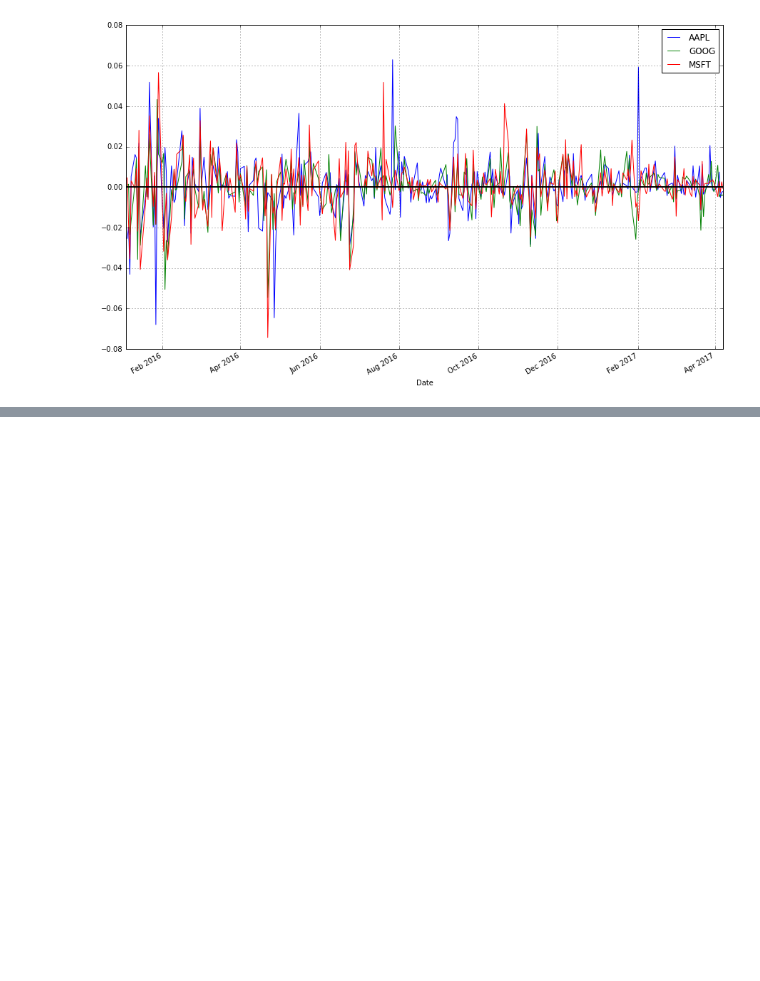
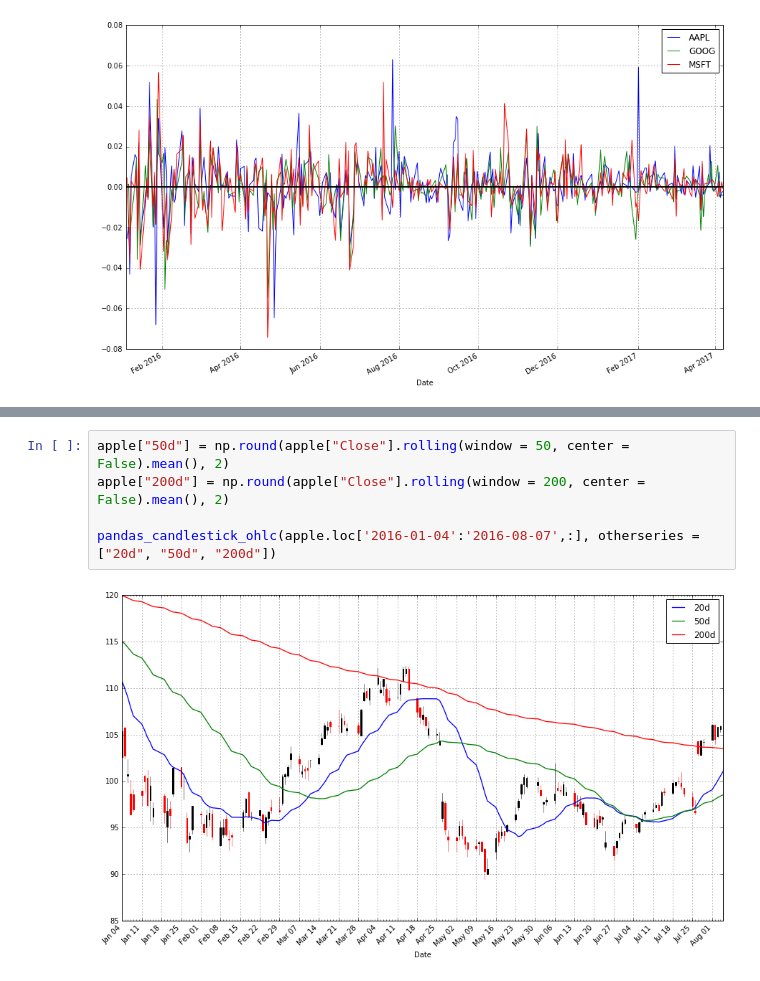
Before and after one commit to james26s/rainmaker, a Jupyter notebook: sandbox.ipynb, the cells around one changed output, grey strips where cells are left out. Cells and saved outputs as stored; diff of their text form; blank space fills up the shorter version.

```diff
--- a/sandbox.ipynb
+++ b/sandbox.ipynb
@@ -191,0 +193,7 @@ AttributeError: 'Series' object has no attribute 'rolling'
+# %%
+apple["50d"] = np.round(apple["Close"].rolling(window = 50, center = False).mean(), 2)
+apple["200d"] = np.round(apple["Close"].rolling(window = 200, center = False).mean(), 2)
+
+pandas_candlestick_ohlc(apple.loc['2016-01-04':'2016-08-07',:], otherseries = ["20d", "50d", "200d"])
+# %% [output]
+[figure, added]
```
Also changed, not shown: parts of 23 cells of this notebook.
